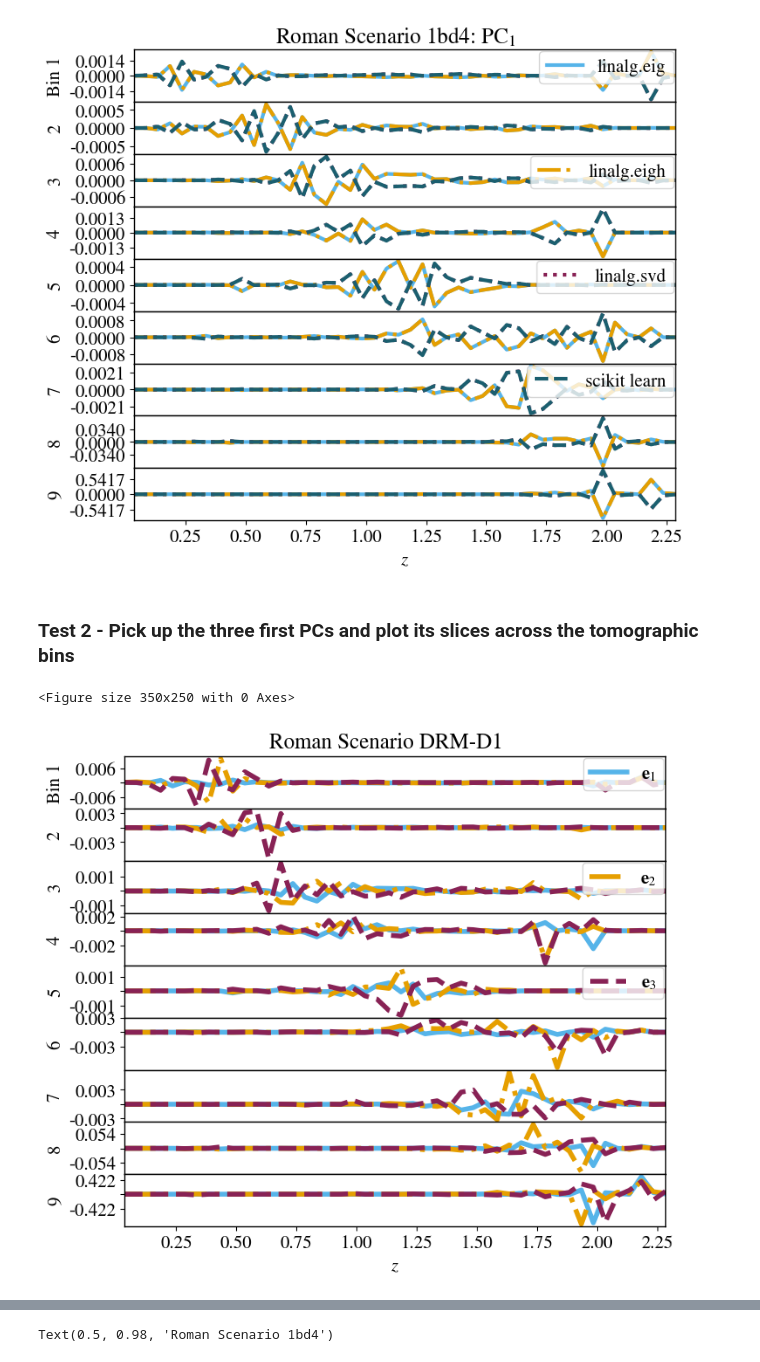
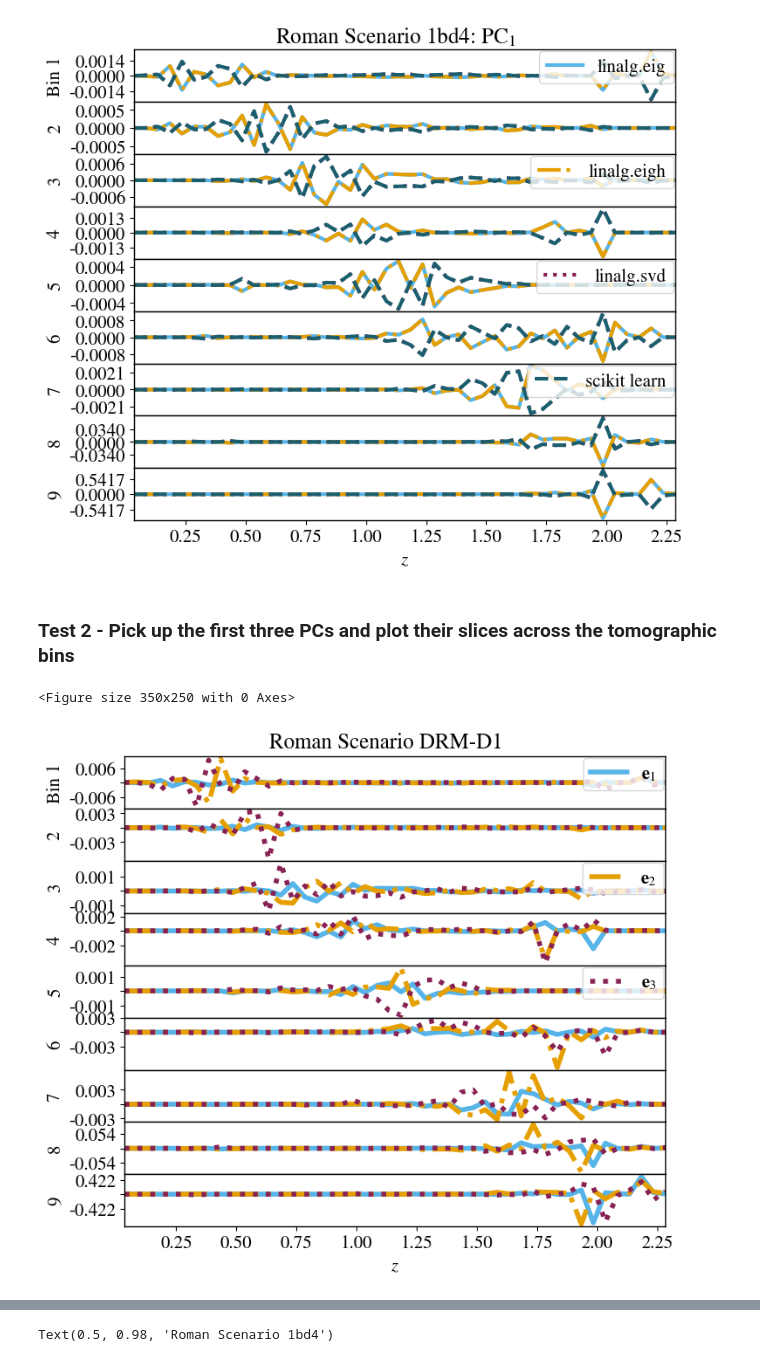
Before and after one commit to Roman-HLIS-Cosmology-PIT/cocoa_photoz, a Jupyter notebook: codes/example.ipynb, the cells around one changed output, grey strips where cells are left out. Cells and saved outputs as stored; diff of their text form; code cells hidden in the pictures.

```diff
--- a/codes/example.ipynb
+++ b/codes/example.ipynb
@@ -316,7 +316,7 @@ fig.suptitle(rf"Roman Scenario 1bd4: PC$_{{{pci+1}}}$", y=0.92);
 <Figure size 350x250 with 0 Axes>
 [figure]
 # %% [markdown]
-### Test 2 - Pick up the three first PCs and plot its slices across the tomographic bins
+### Test 2 - Pick up the first three PCs and plot their slices across the tomographic bins
 # %%
 plt.figure()
 fig, axes = plt.subplots(nrows=Nt, ncols=1, sharex=True, sharey=False,figsize=(8, 7),
@@ -342,33 +342,33 @@ for k, ax in enumerate(axes):  # k = tomo bin slice
     min_y = np.min([np.min(e1), np.min(e2), np.min(e3)])
     d_y = (max_y - min_y) / 3.3
     ax.set_yticks([-d_y, 0, +d_y])
     ax.yaxis.set_major_formatter(formatter)
     ax.yaxis.get_offset_text().set_visible(k == 0)
 
     def format_ticks(y, _):
         if np.isclose(y, 0.0):
             return ''
         else:
             return f'{y:.3f}'
     ax.yaxis.set_major_formatter(FuncFormatter(format_ticks))
 
     ks = [0, 2, 4]
     ax.plot(z, e1, c=colors[0], lw=4, ls='-', label=r'$\mathbf{e}$'+rf'$_{{{pcis[0]+1}}}$' if k==ks[0] else None)
     ax.plot(z, e2, c=colors[1], lw=4, ls='-.', label=r'$\mathbf{e}$'+rf'$_{{{pcis[1]+1}}}$' if k==ks[1] else None)
-    ax.plot(z, e3, c=colors[2], lw=4, ls='--', label=r'$\mathbf{e}$'+rf'$_{{{pcis[2]+1}}}$' if k==ks[2] else None)
+    ax.plot(z, e3, c=colors[2], lw=4, ls=':', label=r'$\mathbf{e}$'+rf'$_{{{pcis[2]+1}}}$' if k==ks[2] else None)
 
     ax.set_ylabel(f'Bin {k+1}' if k == 0 else f'{k+1}')
     ax.legend(loc='upper right', borderaxespad=.1)
 
 unused_legs = [x for x in range(9) if x not in ks]
 for i in unused_legs:
     axes[i].get_legend().remove()
 
 axes[k].set_xlabel(r'$z$')
 plt.xlim(np.min(z),np.max(z))
 fig.suptitle(rf"Roman Scenario DRM-D1", y=0.92);
 plt.savefig('test.pdf')
 # %% [output]
 <Figure size 350x250 with 0 Axes>
-[figure, old version]
+[figure, new version]
 # %% [markdown]
```
Also changed, not shown: parts of 15 cells of this notebook.
